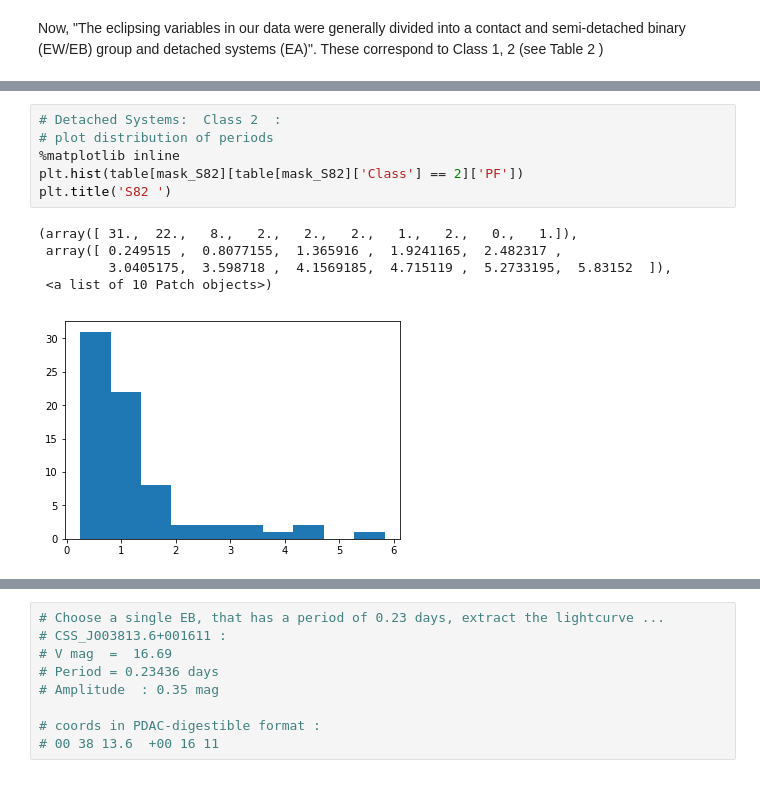
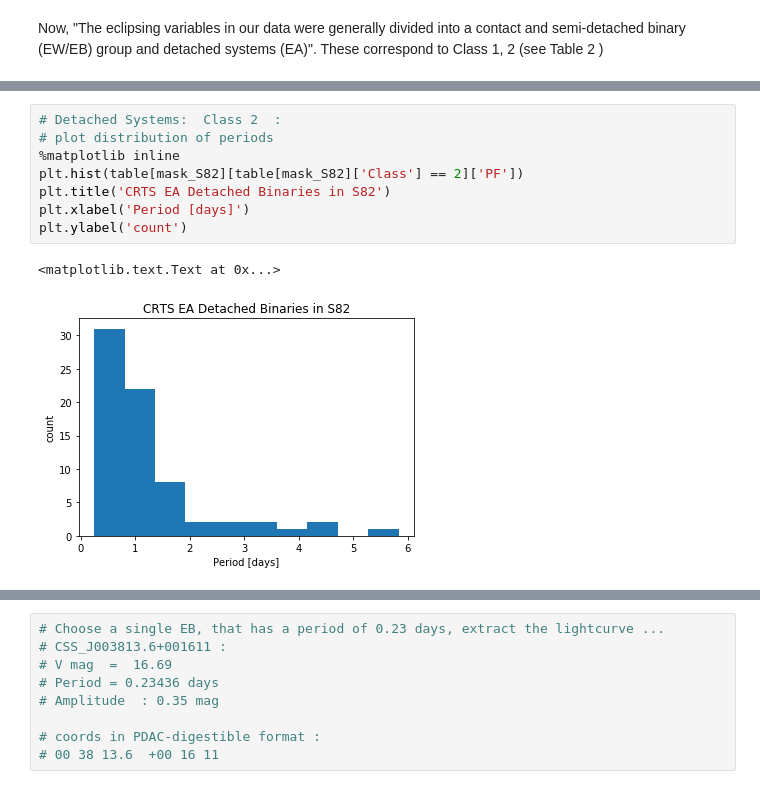
Before and after one commit to suberlak/CRTS_PROJECT, a Jupyter notebook: EB_Stars_in_S82_from_Drake_2014.ipynb, the cells around one changed output, grey strips where cells are left out. Cells and saved outputs as stored; diff of their text form.

```diff
--- a/EB_Stars_in_S82_from_Drake_2014.ipynb
+++ b/EB_Stars_in_S82_from_Drake_2014.ipynb
@@ -99,12 +76,11 @@ table[mask_S82][table[mask_S82]['Class'] == 1]
 # %%
 # Detached Systems:  Class 2  :
 # plot distribution of periods
 %matplotlib inline
 plt.hist(table[mask_S82][table[mask_S82]['Class'] == 2]['PF'])
-plt.title('S82 ')
+plt.title('CRTS EA Detached Binaries in S82')
+plt.xlabel('Period [days]')
+plt.ylabel('count')
 # %% [output]
-(array([ 31.,  22.,   8.,   2.,   2.,   2.,   1.,   2.,   0.,   1.]),
- array([ 0.249515 ,  0.8077155,  1.365916 ,  1.9241165,  2.482317 ,
-         3.0405175,  3.598718 ,  4.1569185,  4.715119 ,  5.2733195,  5.83152  ]),
- <a list of 10 Patch objects>)
+<matplotlib.text.Text at 0x...>
-[figure, old version]
+[figure, new version]
```
Also changed, not shown: parts of 16 cells of this notebook.
